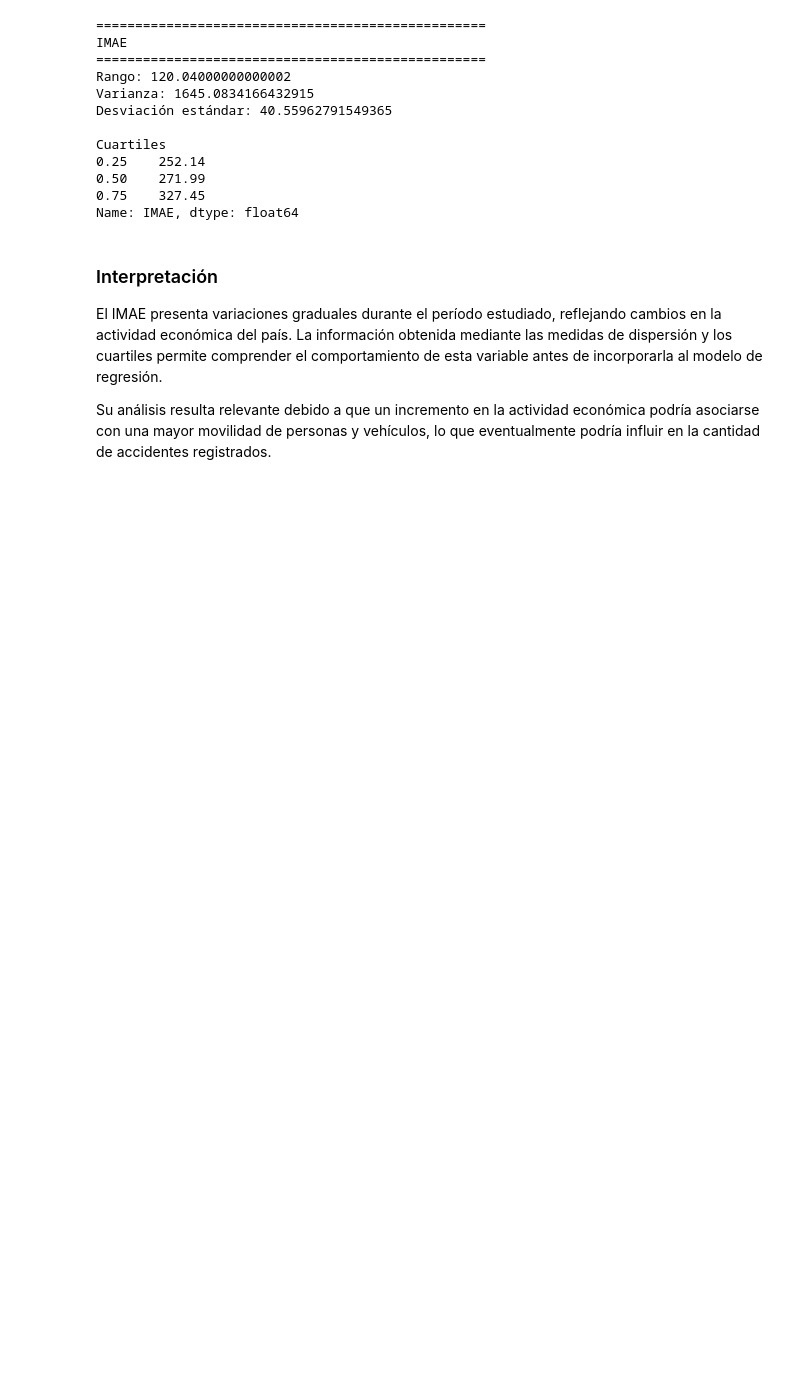
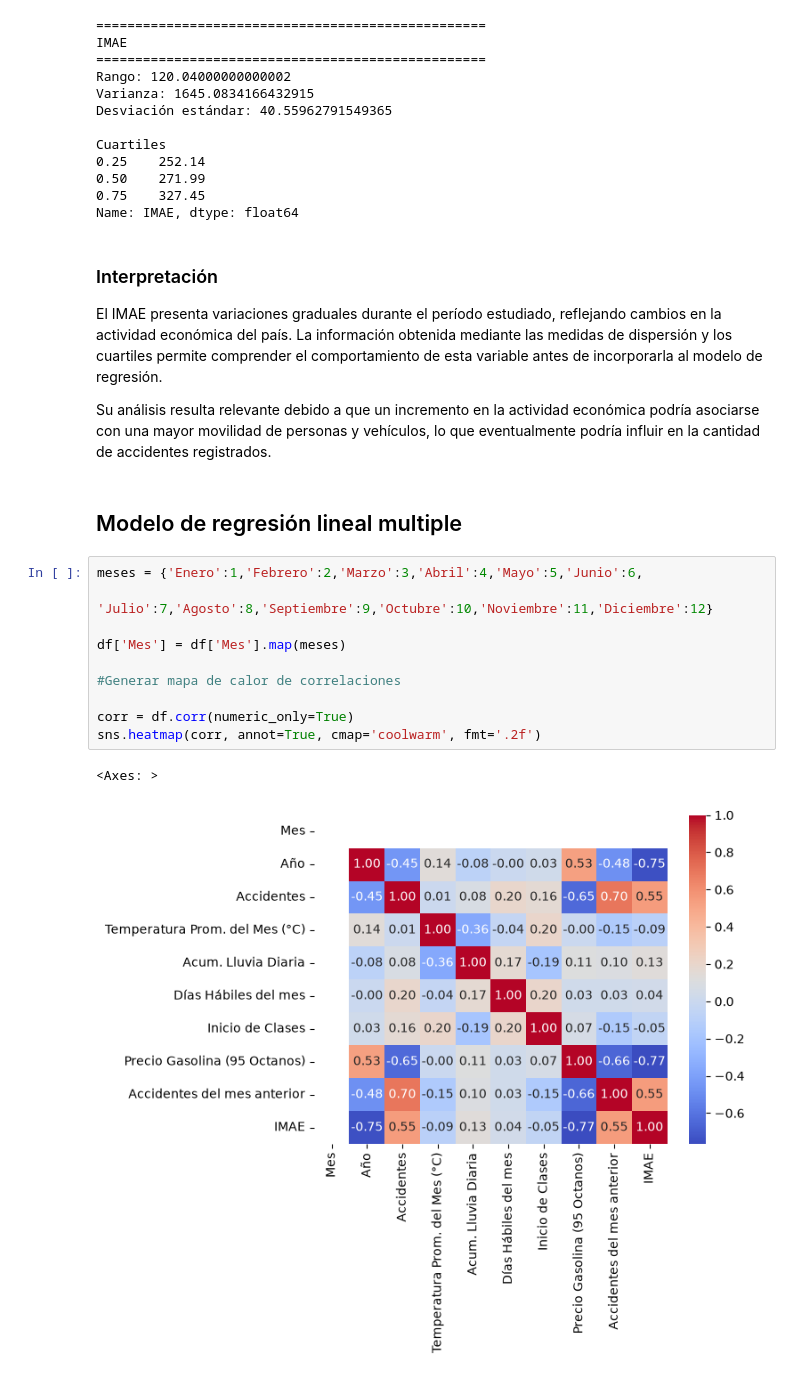
Before and after one commit to Mikael-NoFeik/accidentes-transito-panama, a Jupyter notebook: Notebooks/Resumen.ipynb, the cells around one changed output. Cells and saved outputs as stored; diff of their text form; blank space fills up the shorter version.

```diff
--- a/Notebooks/Resumen.ipynb
+++ b/Notebooks/Resumen.ipynb
@@ -359,3 +359,18 @@ Name: IMAE, dtype: float64
 El IMAE presenta variaciones graduales durante el período estudiado, reflejando cambios en la actividad económica del país. La información obtenida mediante las medidas de dispersión y los cuartiles permite comprender el comportamiento de esta variable antes de incorporarla al modelo de regresión.
 
 Su análisis resulta relevante debido a que un incremento en la actividad económica podría asociarse con una mayor movilidad de personas y vehículos, lo que eventualmente podría influir en la cantidad de accidentes registrados.
+# %% [markdown]
+## Modelo de regresión lineal multiple
+# %%
+meses = {'Enero':1,'Febrero':2,'Marzo':3,'Abril':4,'Mayo':5,'Junio':6,
+         'Julio':7,'Agosto':8,'Septiembre':9,'Octubre':10,'Noviembre':11,'Diciembre':12}
+
+df['Mes'] = df['Mes'].map(meses)
+
+#Generar mapa de calor de correlaciones
+
+corr = df.corr(numeric_only=True)
+sns.heatmap(corr, annot=True, cmap='coolwarm', fmt='.2f')
+# %% [output]
+<Axes: >
+[figure, added]
```
Also changed, not shown: parts of 6 cells of this notebook, 1 other file.
